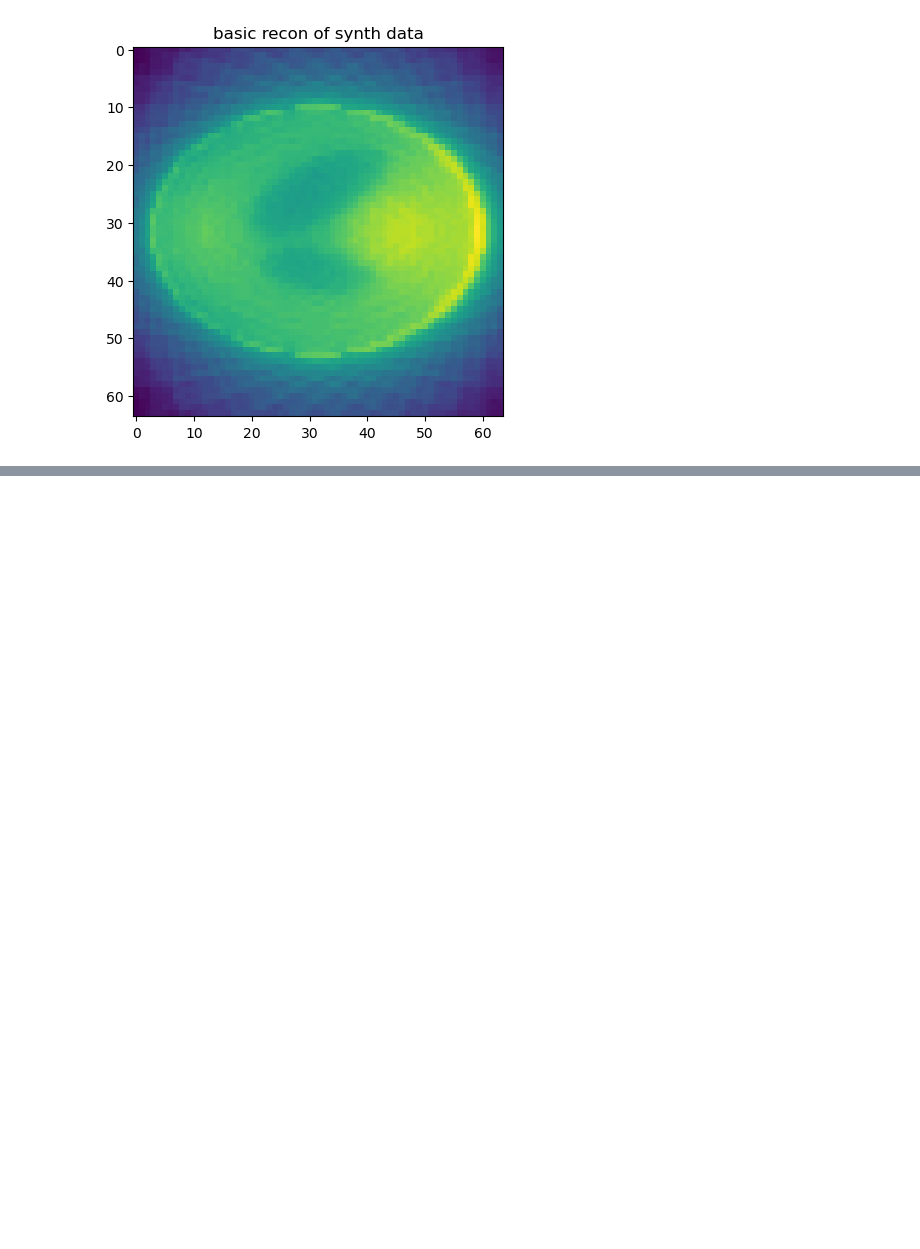
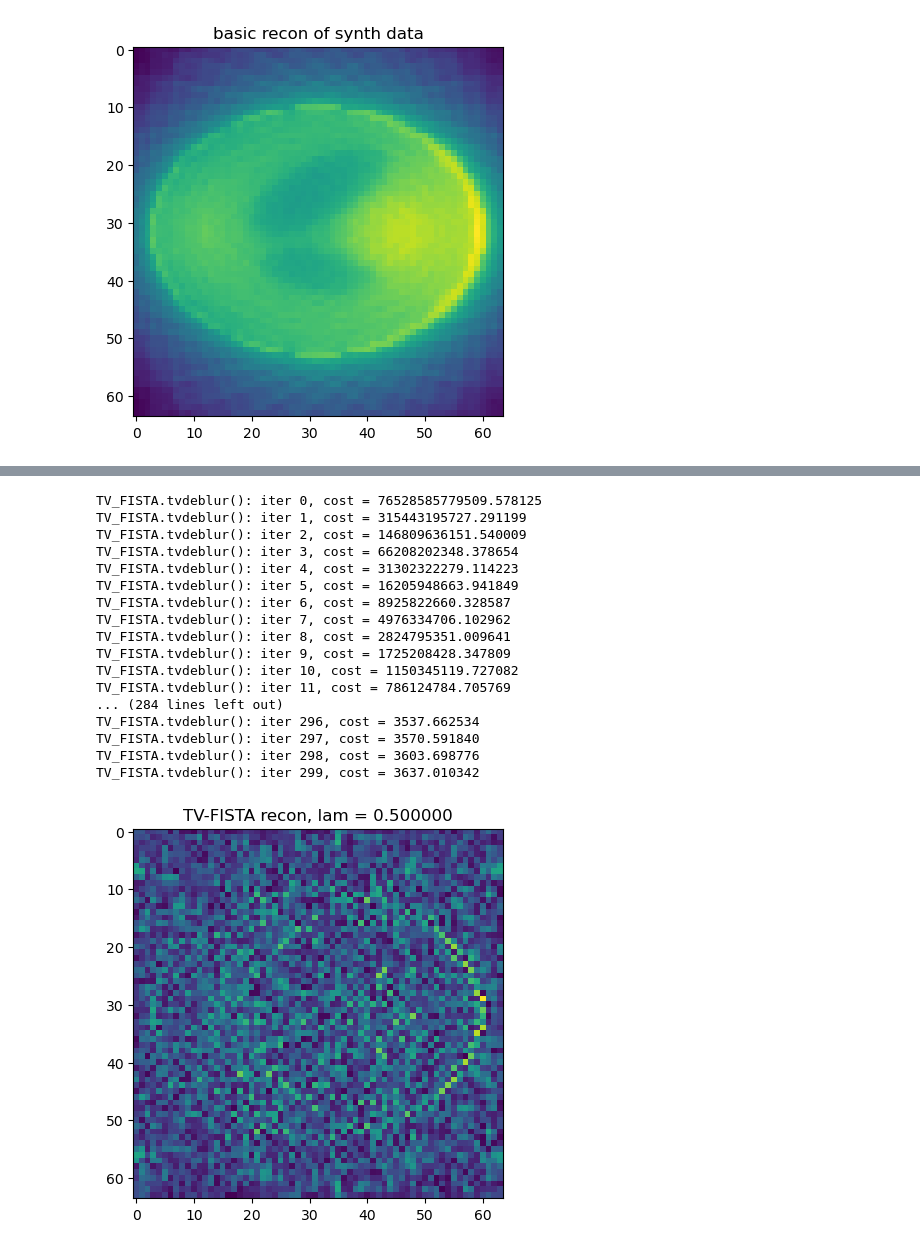
Before and after one commit to fmrifrey/pyrec, a Jupyter notebook: sensetest2d.ipynb, the cells around one changed output, grey strips where cells are left out. Cells and saved outputs as stored; diff of their text form; code cells hidden in the pictures; blank space fills up the shorter version.

```diff
--- a/sensetest2d.ipynb
+++ b/sensetest2d.ipynb
@@ -85,13 +94,32 @@ tensor(12538.2472, device='cuda:0', dtype=torch.float64)
 # %%
 # recon the image
-lam = 0
-niter = 500
+lam = 0.5
+niter = 300
 x_star, cost, x_set = tvdeblur(A_fwd, A_adj, kdata, lam=lam, niter=niter, L=L, chat=0)
 
 plt.figure(0)
 plt.imshow(np.absolute(x_star.cpu().numpy()))
 plt.title('TV-FISTA recon, lam = %f' % lam)
 plt.show()
+# %% [output]
+TV_FISTA.tvdeblur(): iter 0, cost = 76528585779509.578125
+TV_FISTA.tvdeblur(): iter 1, cost = 315443195727.291199
+TV_FISTA.tvdeblur(): iter 2, cost = 146809636151.540009
+TV_FISTA.tvdeblur(): iter 3, cost = 66208202348.378654
+TV_FISTA.tvdeblur(): iter 4, cost = 31302322279.114223
+TV_FISTA.tvdeblur(): iter 5, cost = 16205948663.941849
+TV_FISTA.tvdeblur(): iter 6, cost = 8925822660.328587
+TV_FISTA.tvdeblur(): iter 7, cost = 4976334706.102962
+TV_FISTA.tvdeblur(): iter 8, cost = 2824795351.009641
+TV_FISTA.tvdeblur(): iter 9, cost = 1725208428.347809
+TV_FISTA.tvdeblur(): iter 10, cost = 1150345119.727082
+TV_FISTA.tvdeblur(): iter 11, cost = 786124784.705769
+... (284 lines left out)
+TV_FISTA.tvdeblur(): iter 296, cost = 3537.662534
+TV_FISTA.tvdeblur(): iter 297, cost = 3570.591840
+TV_FISTA.tvdeblur(): iter 298, cost = 3603.698776
+TV_FISTA.tvdeblur(): iter 299, cost = 3637.010342
+[figure, added]
 # %%
 # analyze if you want to
 plt.figure(0)
```
Also changed, not shown: parts of 5 cells of this notebook, 3 other files.
